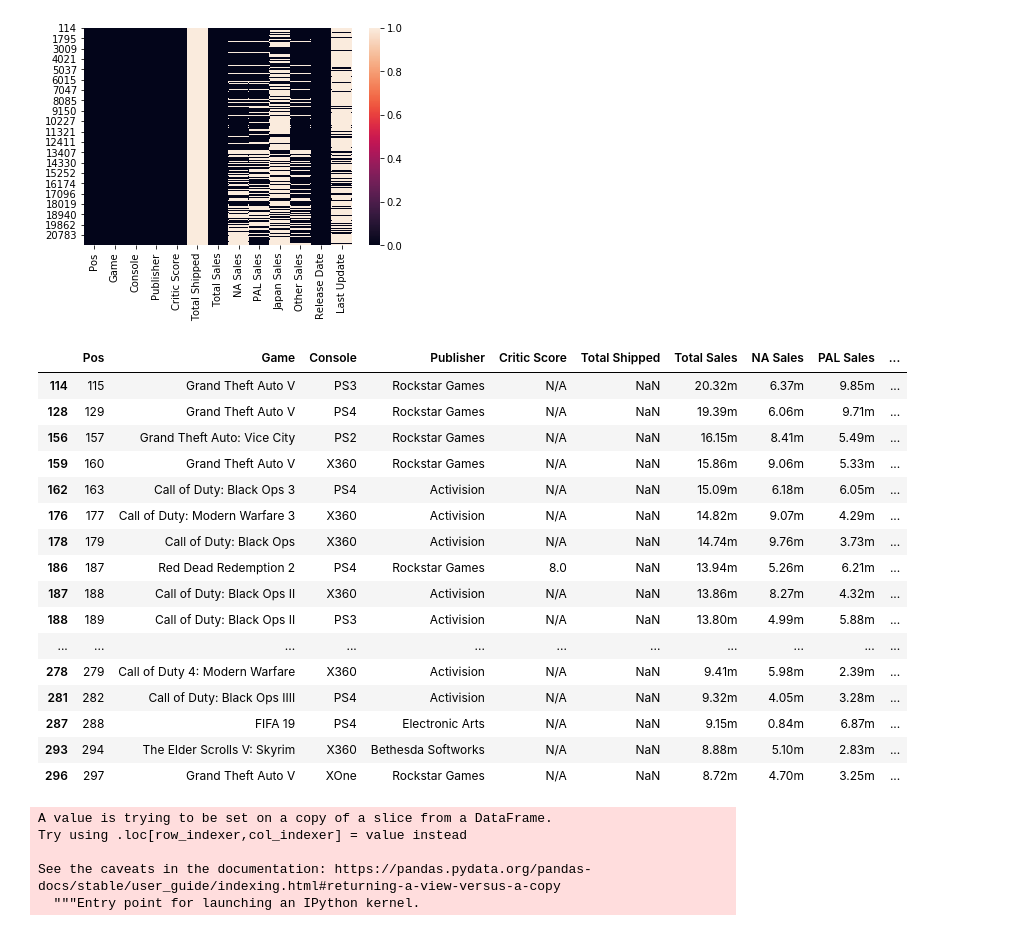
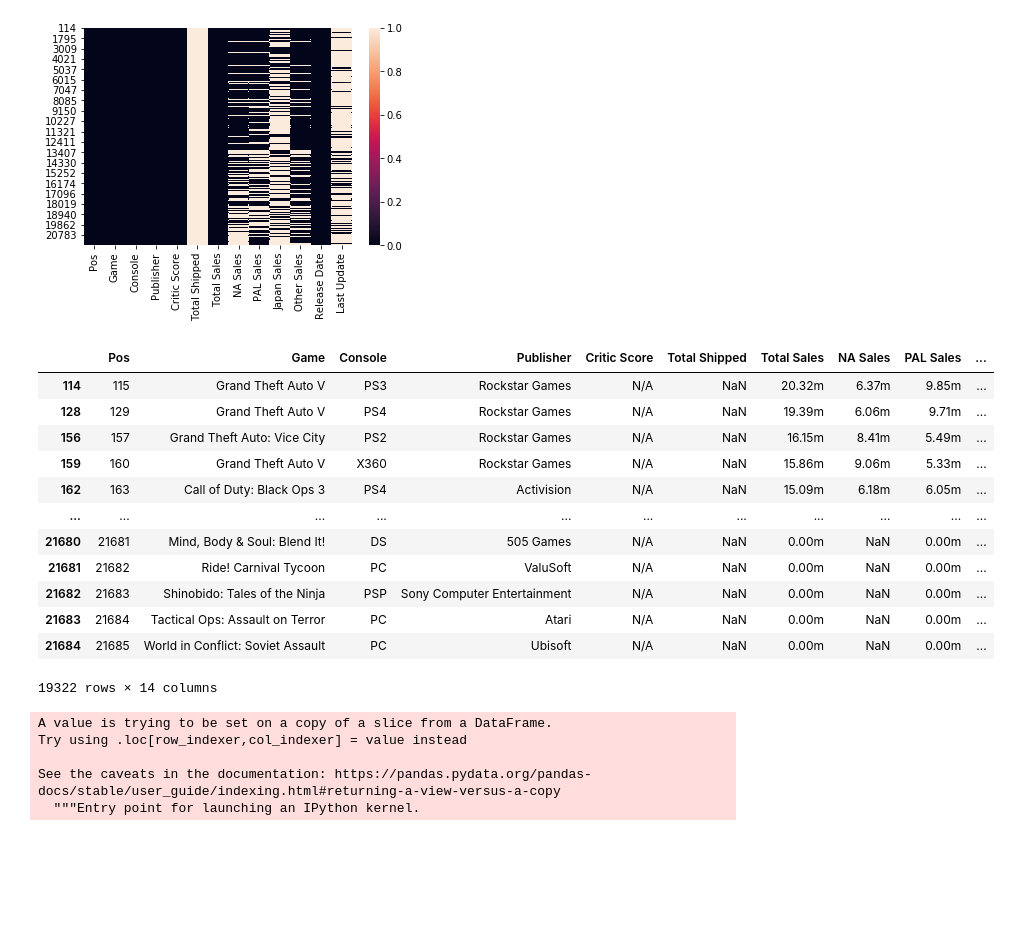
Before and after one commit to rmei97/M2Proj, a Jupyter notebook: cleaning.ipynb, the cells around one changed output. Drawn from its saved outputs; the diff is of its cells as text; code cells hidden in the pictures; blank space fills up the shorter version.

```diff
--- a/cleaning.ipynb
+++ b/cleaning.ipynb
@@ -4,7 +4,7 @@ import seaborn as sns
 import numpy as np
 import datetime
 # %%
-data = pd.read_csv('VGChartz-raw.csv')
+data = pd.read_csv('VGChartz-raw.csv',index_col = 0)
 data.head()
 # %% [output]
 |  | Unnamed: 0 | Pos | Game | Console | Publisher | Critic Score | Total Shipped | Total Sales | NA Sales | ... |
@@ -14,7 +14,7 @@ data.head()
 | 3 | 3 | 4 | Grand Theft Auto | Series | ASC Games | N/A | 300.00m | NaN | NaN | ... |
 | 4 | 4 | 5 | FIFA | Series | EA Sports | N/A | 282.40m | NaN | NaN | ... |
 # %%
-data.drop(data.columns[0],axis = 1, inplace = True)
+# data.drop(data.columns[0],axis = 1, inplace = True)
 # %%
 data = data.replace('NaN', np.nan)
 # %%
@@ -35,25 +35,21 @@ sns.heatmap(df2.isna())
 <matplotlib.axes._subplots.AxesSubplot at 0x...>
 [figure]
 # %%
-df2[0:30]
+df2
 # %% [output]
 |  | Pos | Game | Console | Publisher | Critic Score | Total Shipped | Total Sales | NA Sales | PAL Sales | ... |
 | 114 | 115 | Grand Theft Auto V | PS3 | Rockstar Games | N/A | NaN | 20.32m | 6.37m | 9.85m | ... |
 | 128 | 129 | Grand Theft Auto V | PS4 | Rockstar Games | N/A | NaN | 19.39m | 6.06m | 9.71m | ... |
 | 156 | 157 | Grand Theft Auto: Vice City | PS2 | Rockstar Games | N/A | NaN | 16.15m | 8.41m | 5.49m | ... |
 | 159 | 160 | Grand Theft Auto V | X360 | Rockstar Games | N/A | NaN | 15.86m | 9.06m | 5.33m | ... |
 | 162 | 163 | Call of Duty: Black Ops 3 | PS4 | Activision | N/A | NaN | 15.09m | 6.18m | 6.05m | ... |
-| 176 | 177 | Call of Duty: Modern Warfare 3 | X360 | Activision | N/A | NaN | 14.82m | 9.07m | 4.29m | ... |
-| 178 | 179 | Call of Duty: Black Ops | X360 | Activision | N/A | NaN | 14.74m | 9.76m | 3.73m | ... |
-| 186 | 187 | Red Dead Redemption 2 | PS4 | Rockstar Games | 8.0 | NaN | 13.94m | 5.26m | 6.21m | ... |
-| 187 | 188 | Call of Duty: Black Ops II | X360 | Activision | N/A | NaN | 13.86m | 8.27m | 4.32m | ... |
-| 188 | 189 | Call of Duty: Black Ops II | PS3 | Activision | N/A | NaN | 13.80m | 4.99m | 5.88m | ... |
 | ... | ... | ... | ... | ... | ... | ... | ... | ... | ... | ... |
-| 278 | 279 | Call of Duty 4: Modern Warfare | X360 | Activision | N/A | NaN | 9.41m | 5.98m | 2.39m | ... |
-| 281 | 282 | Call of Duty: Black Ops IIII | PS4 | Activision | N/A | NaN | 9.32m | 4.05m | 3.28m | ... |
-| 287 | 288 | FIFA 19 | PS4 | Electronic Arts | N/A | NaN | 9.15m | 0.84m | 6.87m | ... |
-| 293 | 294 | The Elder Scrolls V: Skyrim | X360 | Bethesda Softworks | N/A | NaN | 8.88m | 5.10m | 2.83m | ... |
-| 296 | 297 | Grand Theft Auto V | XOne | Rockstar Games | N/A | NaN | 8.72m | 4.70m | 3.25m | ... |
+| 21680 | 21681 | Mind, Body & Soul: Blend It! | DS | 505 Games | N/A | NaN | 0.00m | NaN | 0.00m | ... |
+| 21681 | 21682 | Ride! Carnival Tycoon | PC | ValuSoft | N/A | NaN | 0.00m | NaN | 0.00m | ... |
+| 21682 | 21683 | Shinobido: Tales of the Ninja | PSP | Sony Computer Entertainment | N/A | NaN | 0.00m | NaN | 0.00m | ... |
+| 21683 | 21684 | Tactical Ops: Assault on Terror | PC | Atari | N/A | NaN | 0.00m | NaN | 0.00m | ... |
+| 21684 | 21685 | World in Conflict: Soviet Assault | PC | Ubisoft | N/A | NaN | 0.00m | NaN | 0.00m | ... |
+19322 rows × 14 columns
 # %%
 df2['Release Year'] = df2['Release Date'].apply(lambda x: x.strip()[-2:])
 # %% [output]
```
Also changed, not shown: parts of 1 cell of this notebook, 3 other files.
